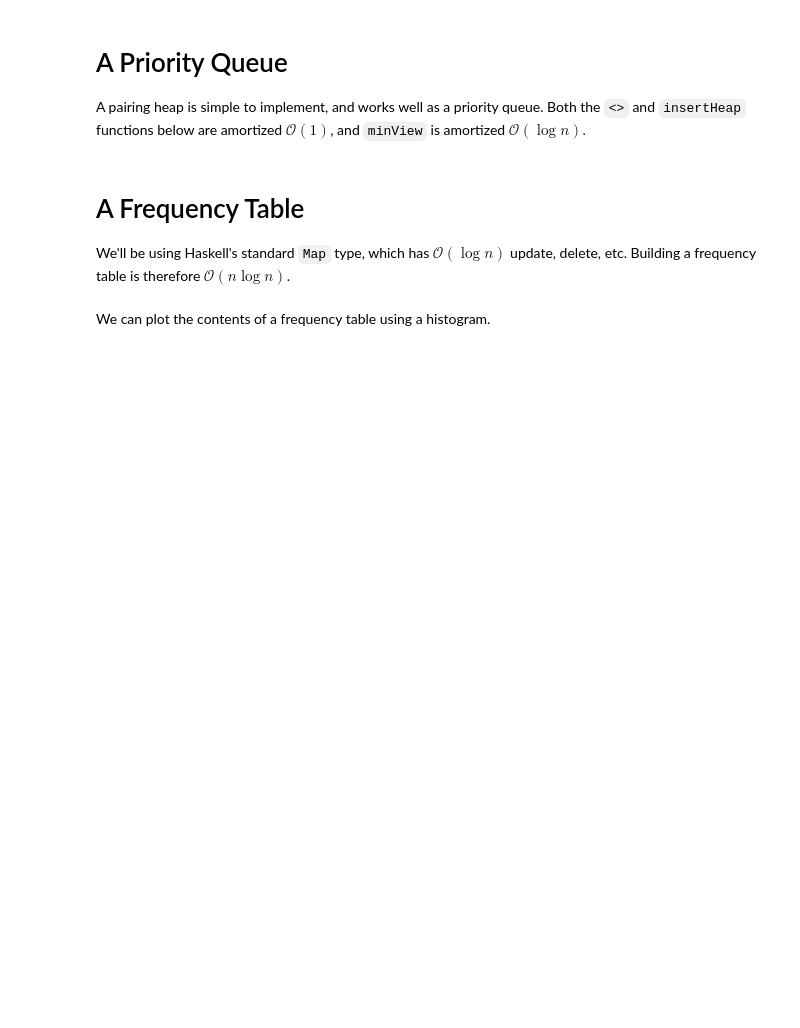
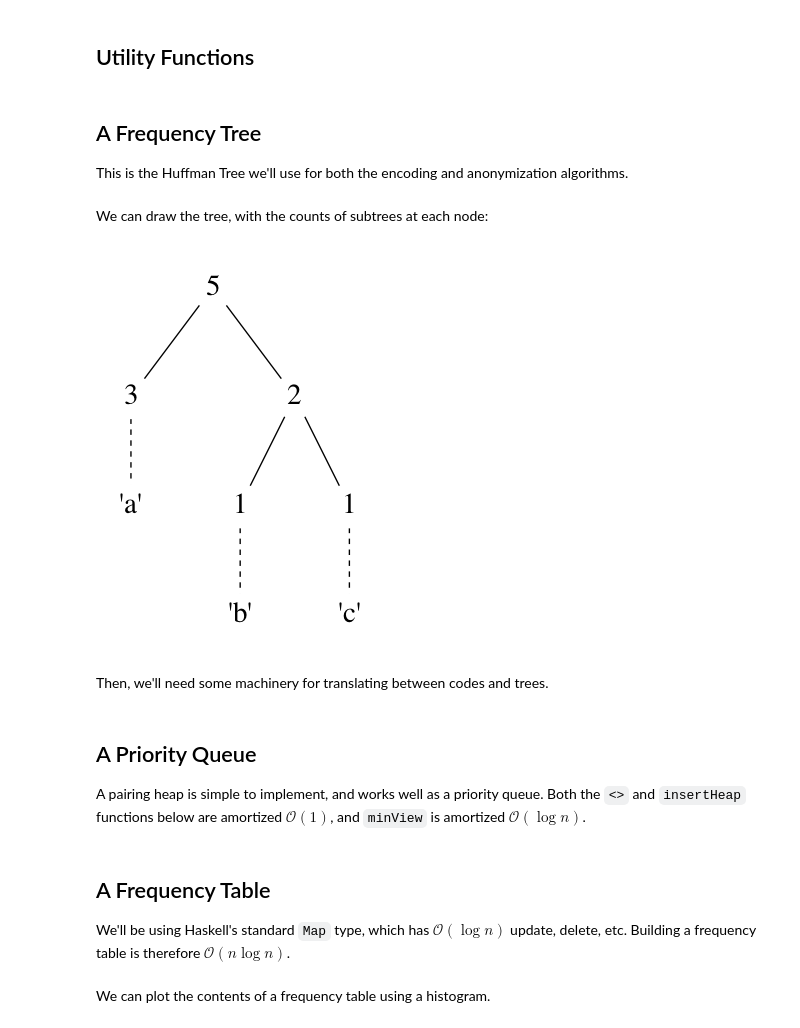
Before and after one commit to oisdk/IHaskell, a Jupyter notebook: notebooks/Privacy.ipynb, the cells around one changed output. Cells and saved outputs as stored; diff of their text form; code cells hidden in the pictures; blank space fills up the shorter version.

```diff
--- a/notebooks/Privacy.ipynb
+++ b/notebooks/Privacy.ipynb
@@ -12,0 +15,2 @@ To illustrate, we'll first need some data structures to help with building the t
+# %% [markdown]
+## Utility Functions
@@ -12,0 +25,4 @@ To illustrate, we'll first need some data structures to help with building the t
+# %% [markdown]
+## A Frequency Tree
+
+This is the Huffman Tree we'll use for both the encoding and anonymization algorithms.
@@ -12,0 +46,37 @@ To illustrate, we'll first need some data structures to help with building the t
+# %% [markdown]
+We can draw the tree, with the counts of subtrees at each node:
+# %%
+:ext FlexibleContexts
+
+import           Diagrams.TwoD.Layout.Tree (renderTree',symmLayout)
+import           Diagrams.Prelude          (text,fontSizeL,circle,fc,lc
+                                           ,white,pad,centerXY,(~~),(#)
+                                           ,dashingG)
+import           IHaskell.Display          (IHaskellDisplay(display))
+import qualified Data.Tree                 as Rose
+import           Data.Semigroup            ((<>))
+
+instance Show a => IHaskellDisplay (Tree a) where
+    display = display . diagram . drawTree . toTree
+      where
+        toTree (Leaf i x)
+            = Rose.Node (True,show i) [Rose.Node (False,show x) []]
+        toTree (Node i l r)
+            = Rose.Node (True,show i) [toTree l, toTree r]
+        renderNode n = text n # fontSizeL 0.2
+                    <> circle 0.2 # fc white # lc white
+        renderBranch (_,l) (vr,r)
+          | fst vr = l ~~ r
+          | otherwise = l ~~ r
+                      # dashingG [0.05, 0.05] 0
+        drawTree
+            = pad 1.1
+            . centerXY
+            . renderTree' (renderNode . snd) renderBranch
+            . symmLayout
+
+Node 5 (Leaf 3 'a') (Node 2 (Leaf 1 'b') (Leaf 1 'c'))
+# %% [output]
+[figure, added]
+# %% [markdown]
+Then, we'll need some machinery for translating between codes and trees.
@@ -13,5 +98,5 @@ To illustrate, we'll first need some data structures to help with building the t
 # %% [markdown]
-# A Priority Queue
+## A Priority Queue
 
 A pairing heap <cite data-cite="2201627/9H95638W"></cite> is simple to implement, and works well as a priority queue. Both the `<>` and `insertHeap` functions below are amortized $\mathcal{O}(1)$, and `minView` is amortized $\mathcal{O}(\log n)$.
 # %%
@@ -38,7 +123,7 @@ insertHeap i x (Heap j y ys)
   | i <= j = Heap i x [Heap j y ys]
   | otherwise = Heap j y (Heap i x [] : ys)
 # %% [markdown]
-# A Frequency Table
+## A Frequency Table
 
 We'll be using Haskell's standard `Map` type, which has $\mathcal{O}(\log n)$ update, delete, etc. Building a frequency table is therefore $\mathcal{O}(n \log n)$.
 # %%
```
Also changed, not shown: parts of 28 cells of this notebook.
